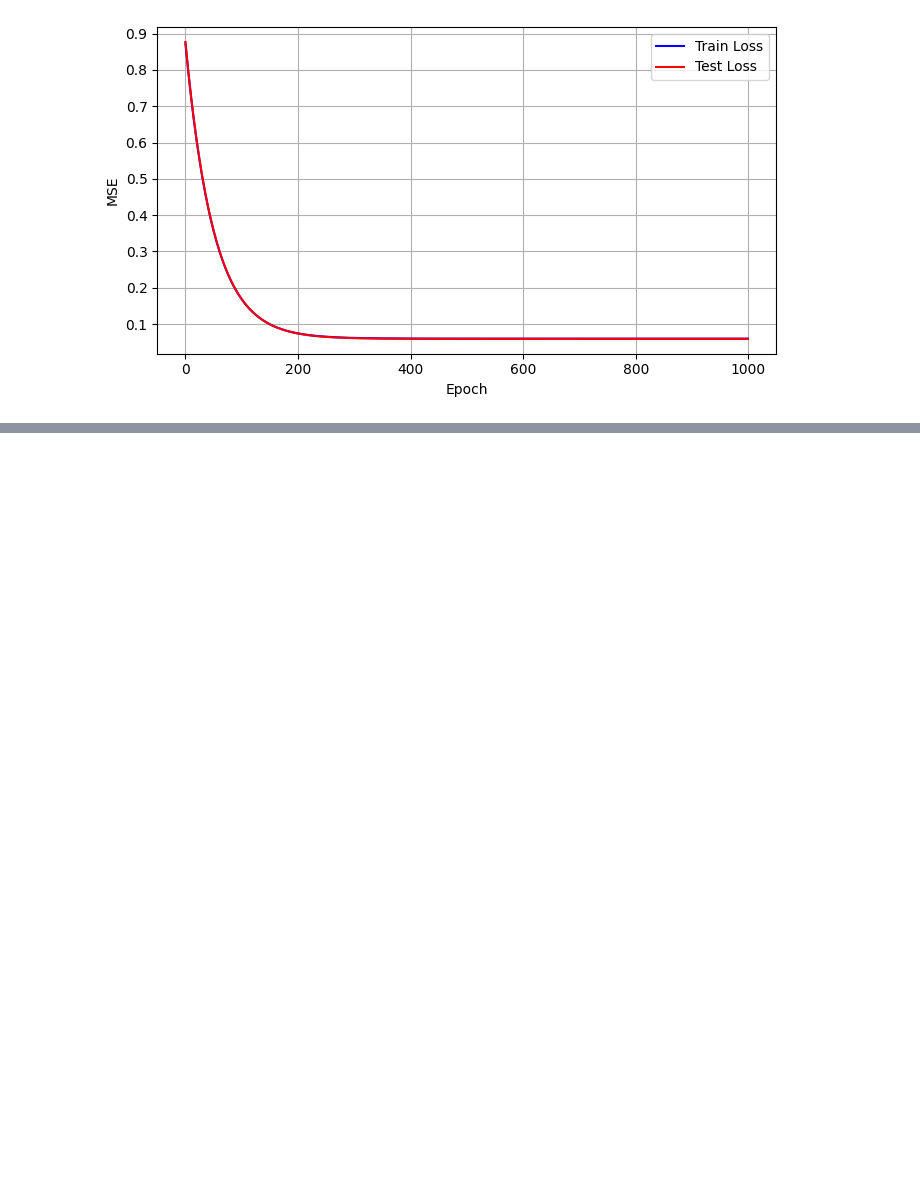
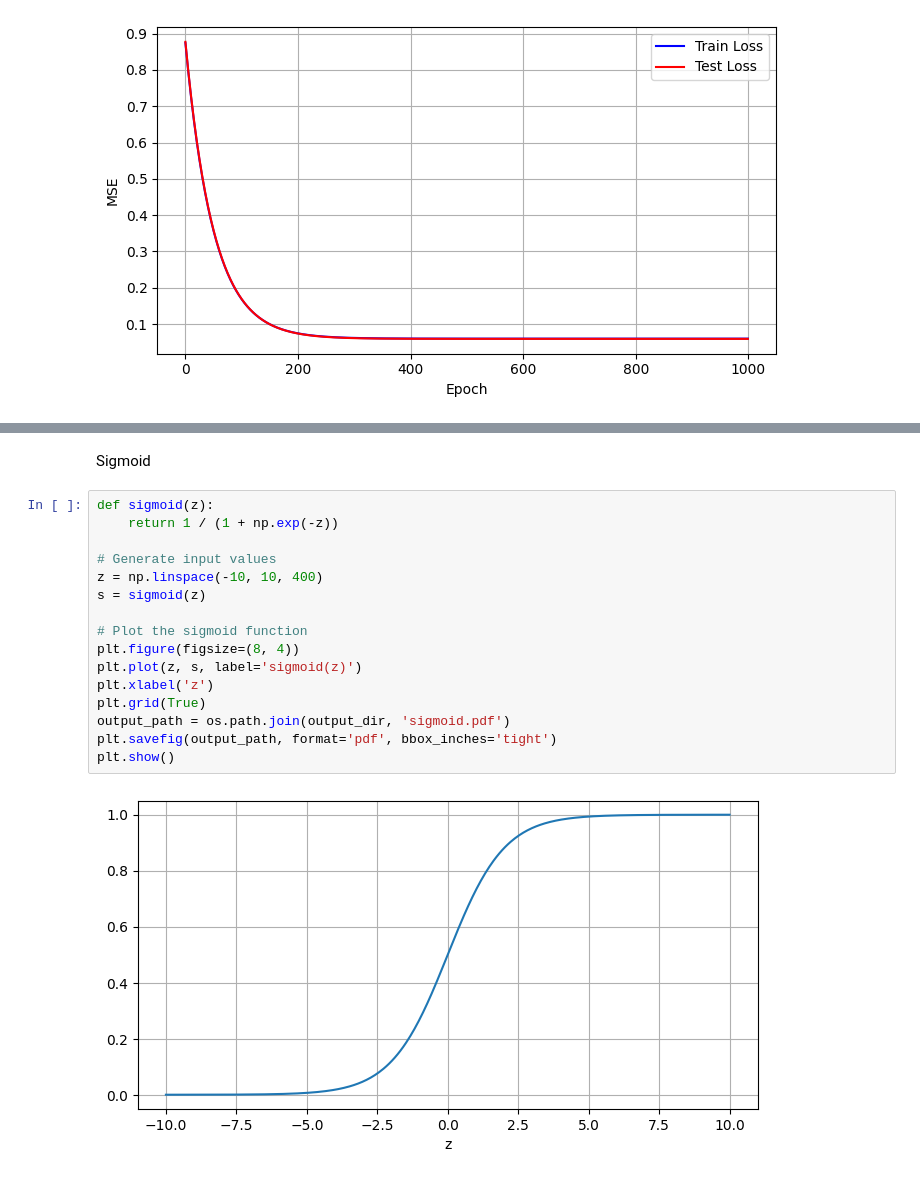
Before and after one commit to RobGhys/phd_support, a Jupyter notebook: 1_intro_ml.ipynb, the cells around one changed output, grey strips where cells are left out. Cells and saved outputs as stored; diff of their text form; blank space fills up the shorter version.

```diff
--- a/1_intro_ml.ipynb
+++ b/1_intro_ml.ipynb
@@ -108,0 +166,20 @@ for name in ["underfit", "just_right", "overfit"]:
+# %% [markdown]
+Sigmoid
+# %%
+def sigmoid(z):
+    return 1 / (1 + np.exp(-z))
+
+# Generate input values
+z = np.linspace(-10, 10, 400)
+s = sigmoid(z)
+
+# Plot the sigmoid function
+plt.figure(figsize=(8, 4))
+plt.plot(z, s, label='sigmoid(z)')
+plt.xlabel('z')
+plt.grid(True)
+output_path = os.path.join(output_dir, 'sigmoid.pdf')
+plt.savefig(output_path, format='pdf', bbox_inches='tight')
+plt.show()
+# %% [output]
+[figure, added]
```
Also changed, not shown: parts of 11 cells of this notebook, 5 other files.
